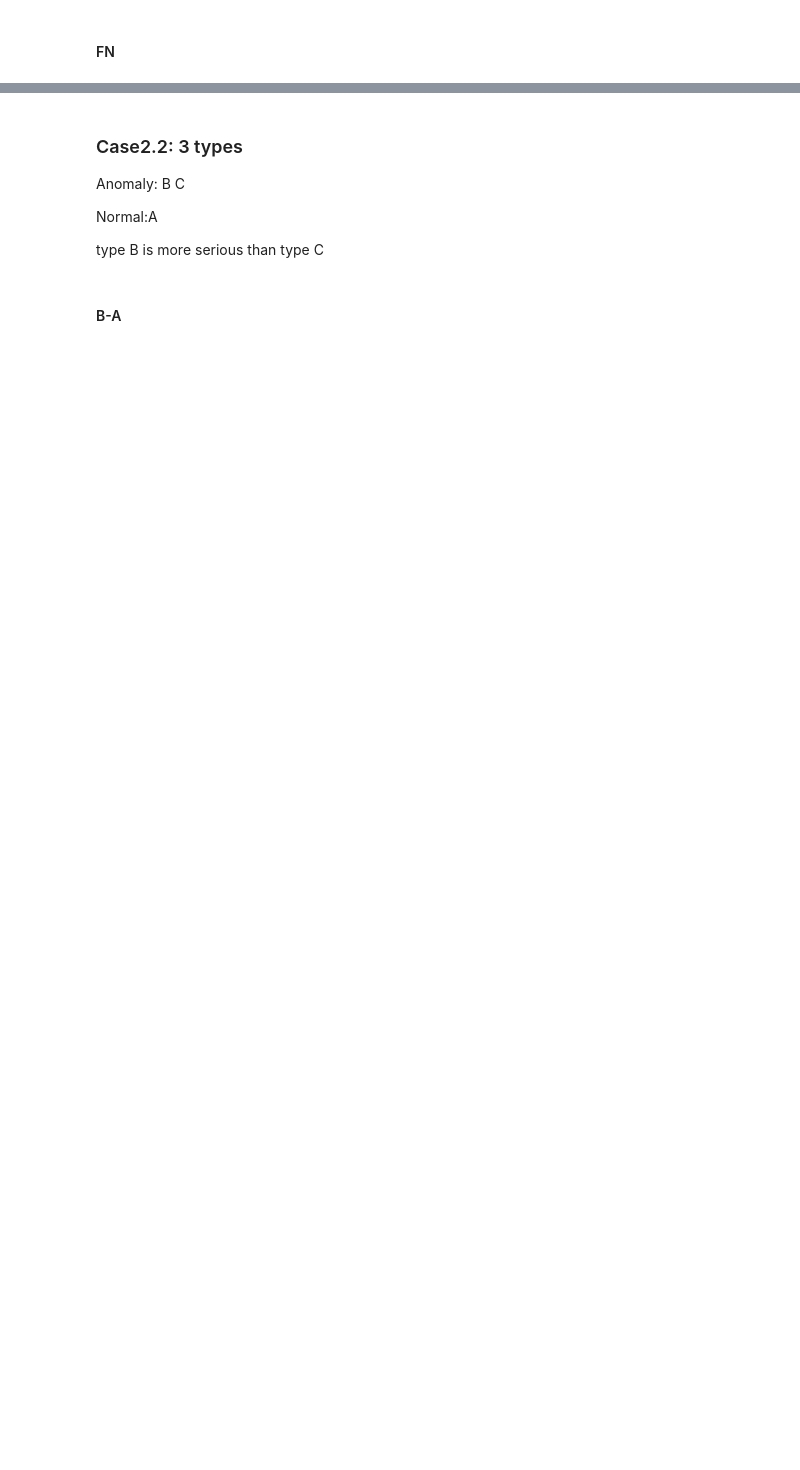
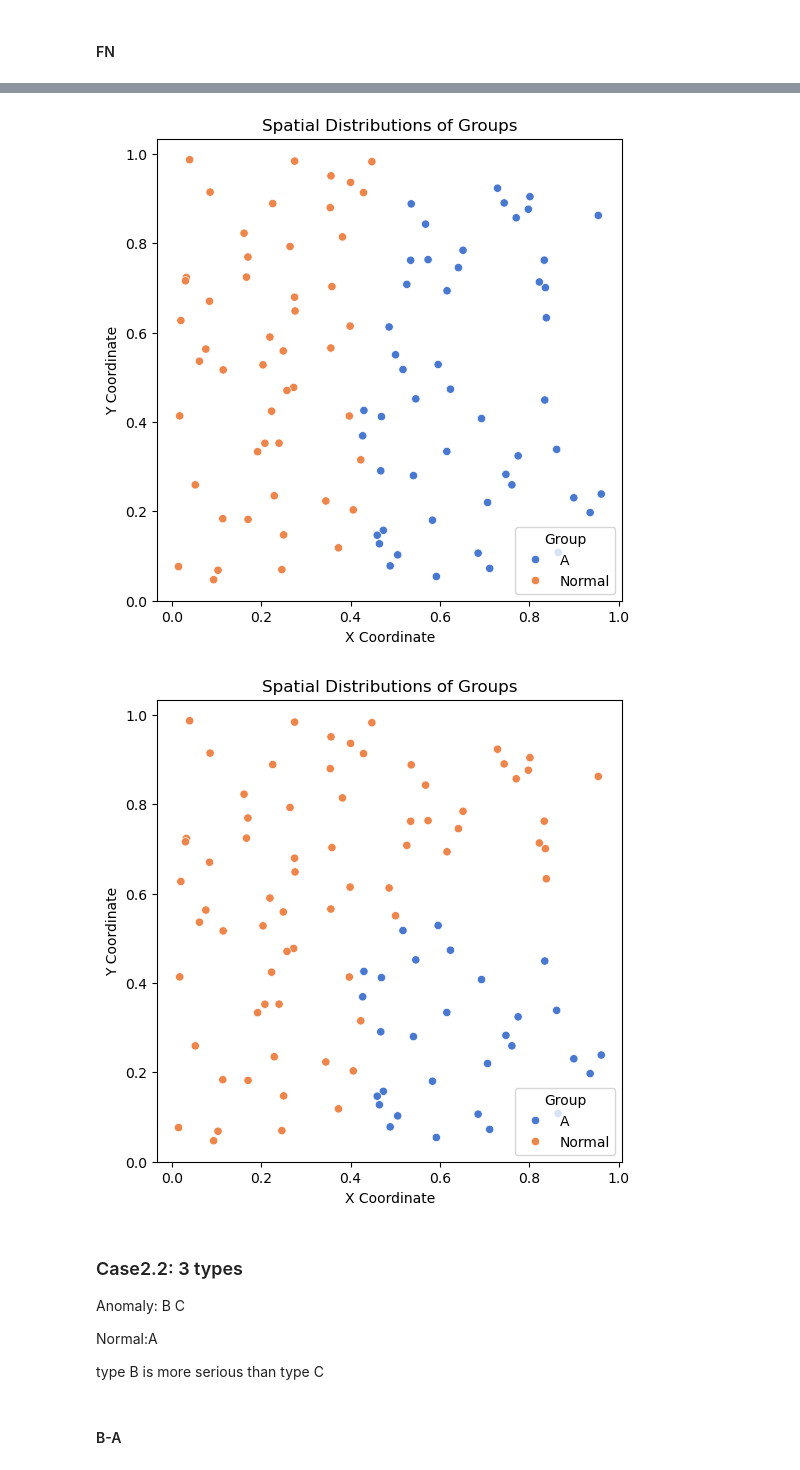
Before and after one commit to YihDu/Spatial-Group-Discrepancy, a Jupyter notebook: Cases.ipynb, the cells around one changed output, grey strips where cells are left out. Saved outputs shown, nothing was run; the diff lists cells and outputs as text; code cells hidden in the pictures; blank space fills up the shorter version.

```diff
--- a/Cases.ipynb
+++ b/Cases.ipynb
@@ -132,3 +139,9 @@ Entire Loop took 22.04033 seconds.
+# %%
+plot(coordinate_file_truth)
+plot(coordinate_file_pred)
+# %% [output]
+[figure, added]
+[figure, added]
 # %% [markdown]
 ### Case2.2: 3 types
 Anomaly: B C
```
Also changed, not shown: parts of 19 cells of this notebook, 12 other files.
